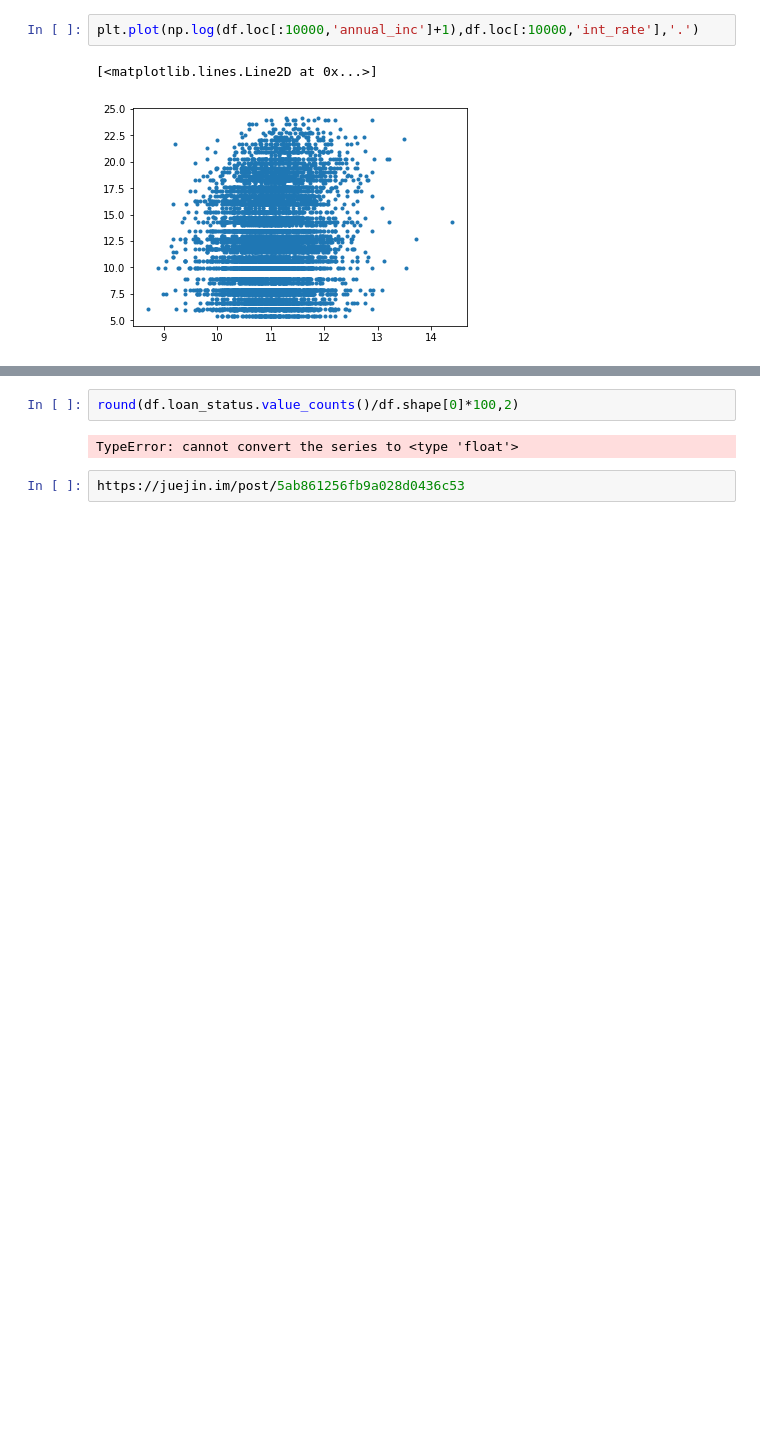
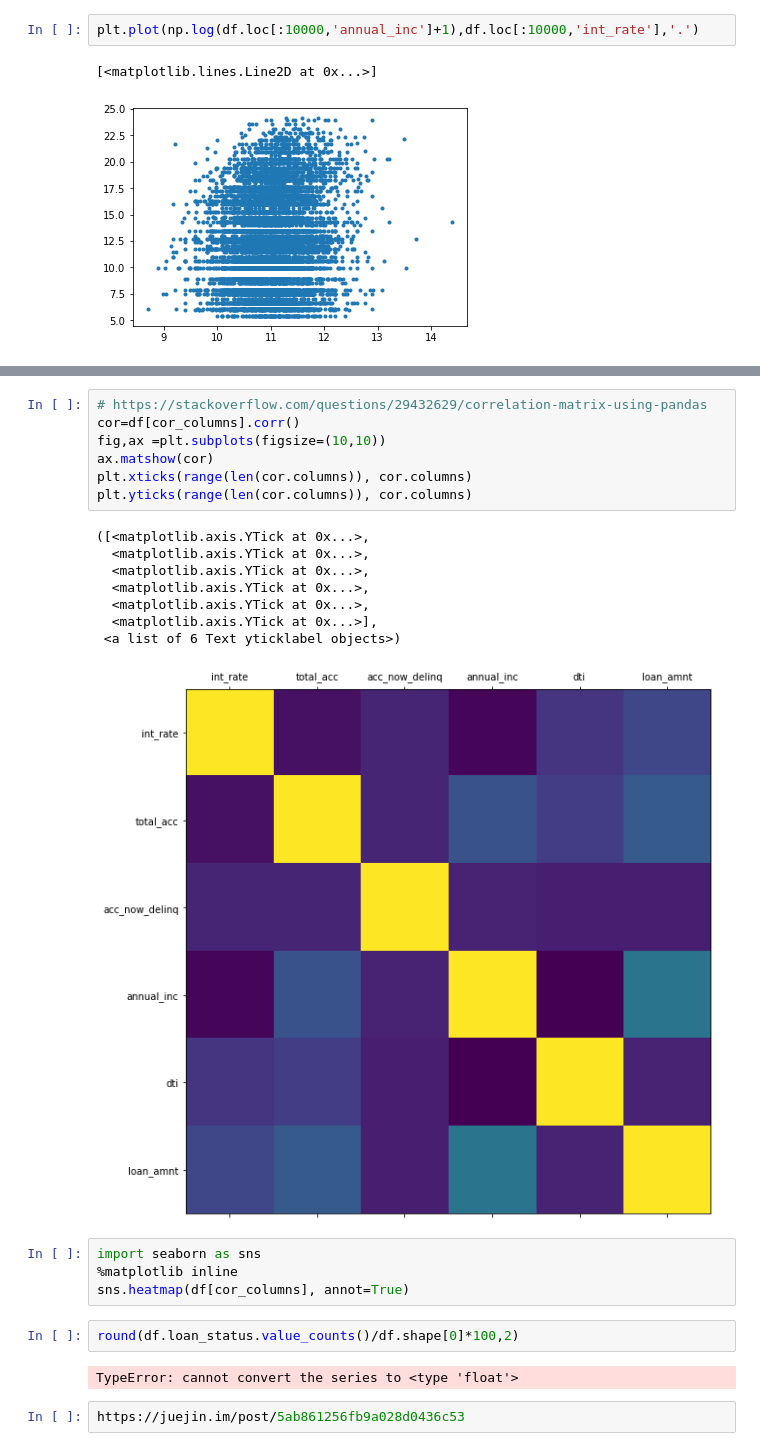
Before and after one commit to brandy-lei/LC, a Jupyter notebook: Untitled.ipynb, the cells around one changed output, grey strips where cells are left out. Saved outputs shown, nothing was run; the diff lists cells and outputs as text; blank space fills up the shorter version.

```diff
--- a/Untitled.ipynb
+++ b/Untitled.ipynb
@@ -298,3 +328,23 @@ plt.plot(np.log(df.loc[:10000,'annual_inc']+1),df.loc[:10000,'int_rate'],'.')
+# %%
+# https://stackoverflow.com/questions/29432629/correlation-matrix-using-pandas
+cor=df[cor_columns].corr()
+fig,ax =plt.subplots(figsize=(10,10))
+ax.matshow(cor)
+plt.xticks(range(len(cor.columns)), cor.columns)
+plt.yticks(range(len(cor.columns)), cor.columns)
+# %% [output]
+([<matplotlib.axis.YTick at 0x...>,
+  <matplotlib.axis.YTick at 0x...>,
+  <matplotlib.axis.YTick at 0x...>,
+  <matplotlib.axis.YTick at 0x...>,
+  <matplotlib.axis.YTick at 0x...>,
+  <matplotlib.axis.YTick at 0x...>],
+ <a list of 6 Text yticklabel objects>)
+[figure, added]
+# %%
+import seaborn as sns
+%matplotlib inline
+sns.heatmap(df[cor_columns], annot=True)
 # %%
 round(df.loan_status.value_counts()/df.shape[0]*100,2)
 # %% [output]
```
Also changed, not shown: parts of 4 cells of this notebook.
